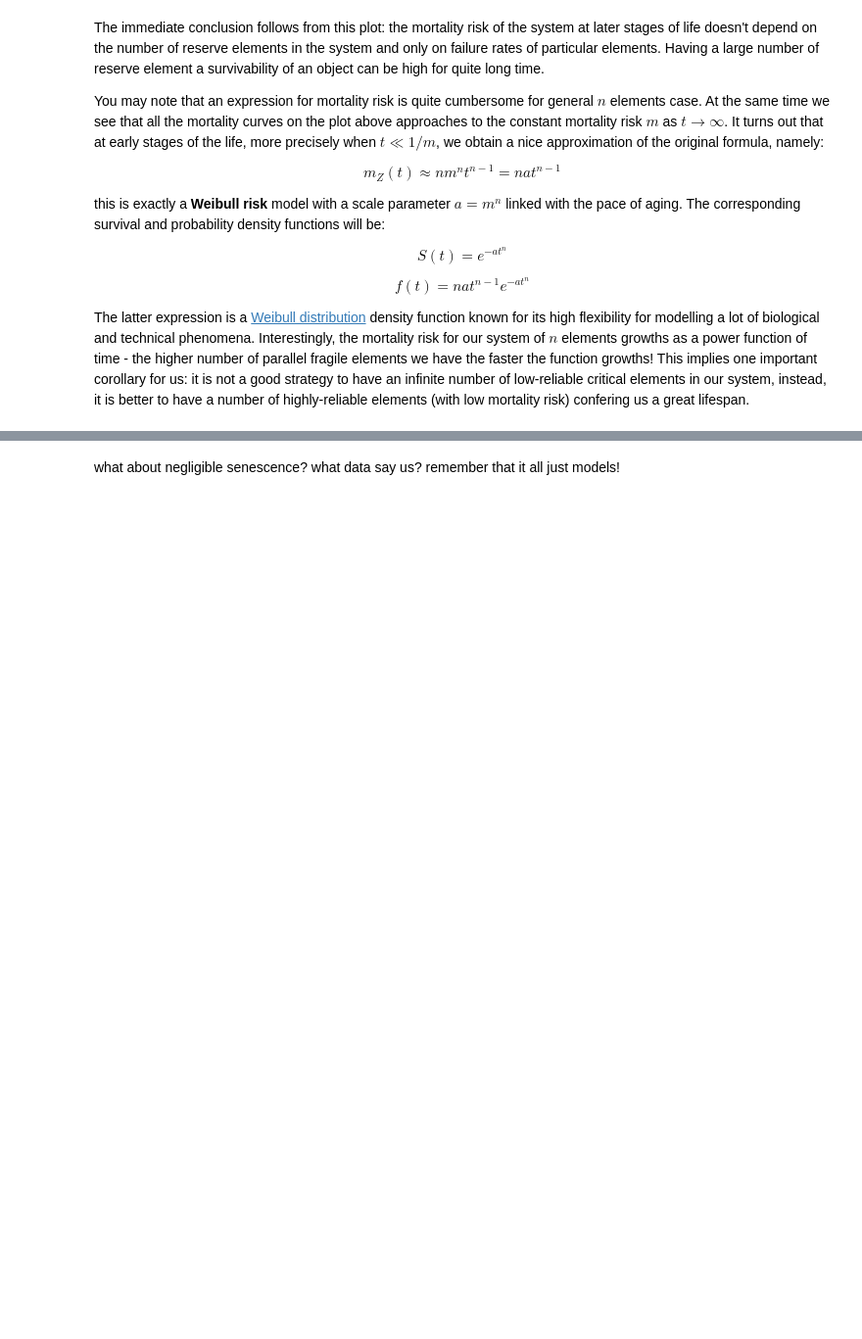
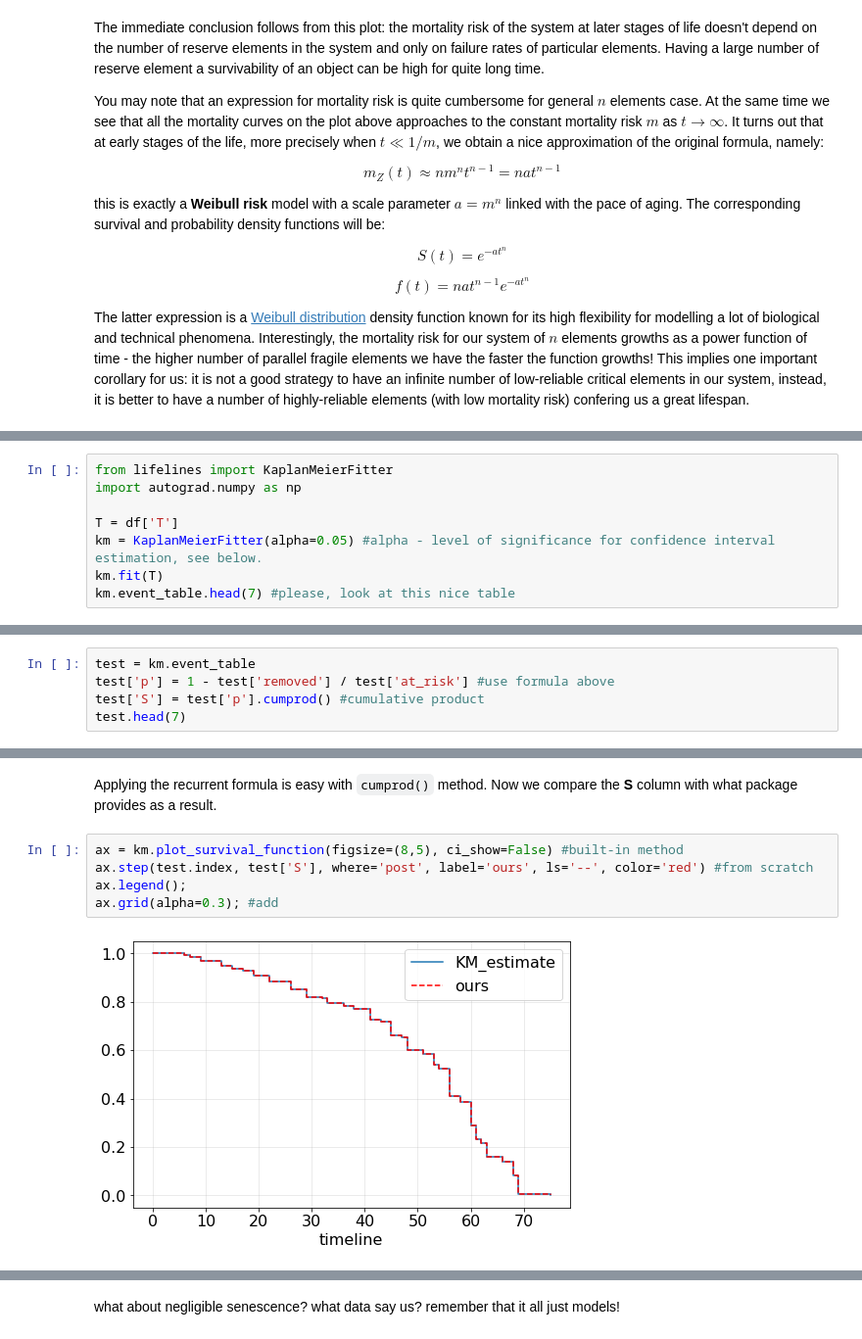
Before and after one commit to ComputationalAgingLab/computational_aging_course, a Jupyter notebook: stat/hazard_models.ipynb, the cells around one changed output, grey strips where cells are left out. Shown at 98% size. Cells and saved outputs as stored; diff of their text form; blank space fills up the shorter version.

Commit message:
Gompertz added, Kaplan-Meier started

```diff
--- a/stat/hazard_models.ipynb
+++ b/stat/hazard_models.ipynb
@@ -265,0 +371,8 @@ $$ m(t) = Ae^{-bt} $$
+# %%
+from lifelines import KaplanMeierFitter
+import autograd.numpy as np
+
+T = df['T']
+km = KaplanMeierFitter(alpha=0.05) #alpha - level of significance for confidence interval estimation, see below.
+km.fit(T)
+km.event_table.head(7) #please, look at this nice table
@@ -265,0 +391,5 @@ $$ m(t) = Ae^{-bt} $$
+# %%
+test = km.event_table
+test['p'] = 1 - test['removed'] / test['at_risk'] #use formula above
+test['S'] = test['p'].cumprod() #cumulative product
+test.head(7)
@@ -265,0 +406,9 @@ $$ m(t) = Ae^{-bt} $$
+# %% [markdown]
+Applying the recurrent formula is easy with `cumprod()` method. Now we compare the **S** column with what package provides as a result.
+# %%
+ax = km.plot_survival_function(figsize=(8,5), ci_show=False) #built-in method
+ax.step(test.index, test['S'], where='post', label='ours', ls='--', color='red') #from scratch
+ax.legend();
+ax.grid(alpha=0.3); #add
+# %% [output]
+[figure, added]
```
Also changed, not shown: parts of 26 cells of this notebook, 1 other file.
